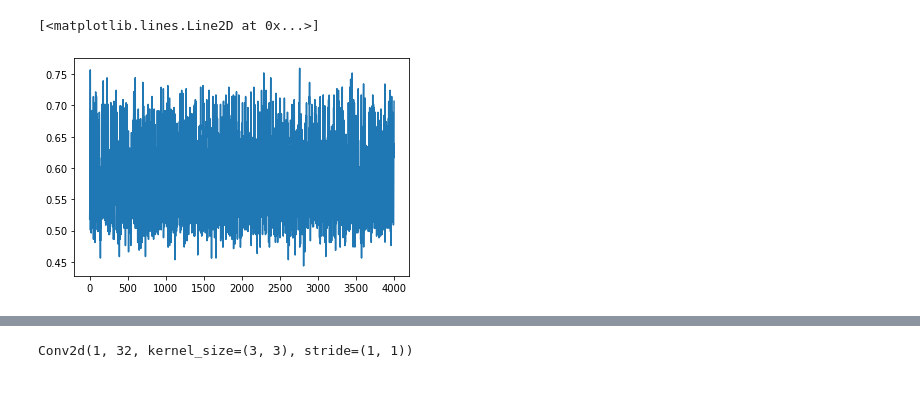
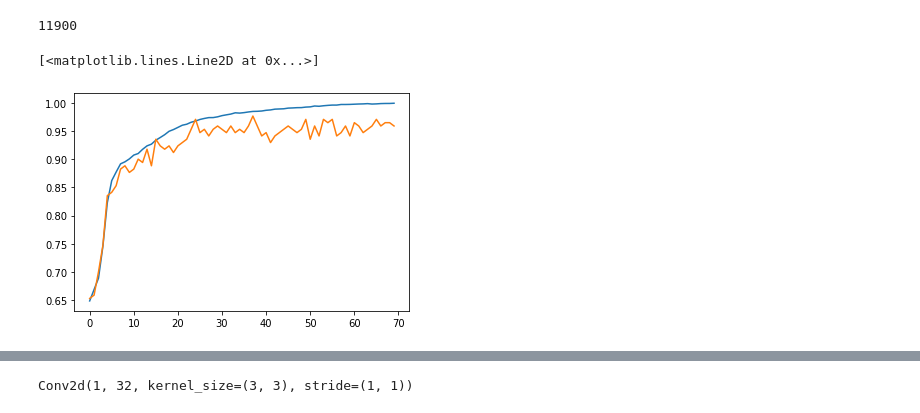
Before and after one commit to zhibinz2/Neural-Networks-and-Machine-Learning, a Jupyter notebook: “ZHIBIN_Final_Project_Leave_One_Out_7_cnn_mnist”20201209office_hour_copy.ipynb, the cells around one changed output, grey strips where cells are left out. Cells and saved outputs as stored; diff of their text form; code cells hidden in the pictures.

```diff
--- a/“ZHIBIN_Final_Project_Leave_One_Out_7_cnn_mnist”20201209office_hour_copy.ipynb
+++ b/“ZHIBIN_Final_Project_Leave_One_Out_7_cnn_mnist”20201209office_hour_copy.ipynb
@@ -89,0 +62,5 @@ targets.npy.5       100%[===================>]   3.25K  --.-KB/s    in 0s
+# %%
+# Creat the targets (Only for convolutional network)
+A=np.zeros(110)
+B=np.ones(60)
+targets=np.concatenate((A,B),axis=0)
@@ -203,7 +193,7 @@ for train_index, test_index in loo.split(data):
   # Calculate accuracy
   torch.mean((t == y.argmax(1)).float())
   # Train the network over multiple epochs
-  for epoch in range(10):
+  for epoch in range(70):
       acc_batch = []
       for x,t in iter(train_loader):
           loss_ = train_step(x.float(), t.long(), net, opt, mse_loss)
@@ -278,6 +243,17 @@ acc_hist_test
+# %%
+len(acc_hist_test)
+# %% [output]
+11900
+# %%
+acc_hist_test=np.array(acc_hist_test).reshape(170,70)
+acc_hist_train=np.array(acc_hist_train).reshape(170,70)
+# %%
+train_mean=np.mean(acc_hist_train,axis=0)
+test_mean=np.mean(acc_hist_test,axis=0)
 # %%
 import pylab as plt
-plt.plot(range(len(acc_hist_train)), acc_hist_train)
+plt.plot(range(len(train_mean)), train_mean)
+plt.plot(range(len(test_mean)), test_mean)
 # %% [output]
 [<matplotlib.lines.Line2D at 0x...>]
-[figure, old version]
+[figure, new version]
```
Also changed, not shown: parts of 19 cells of this notebook.
